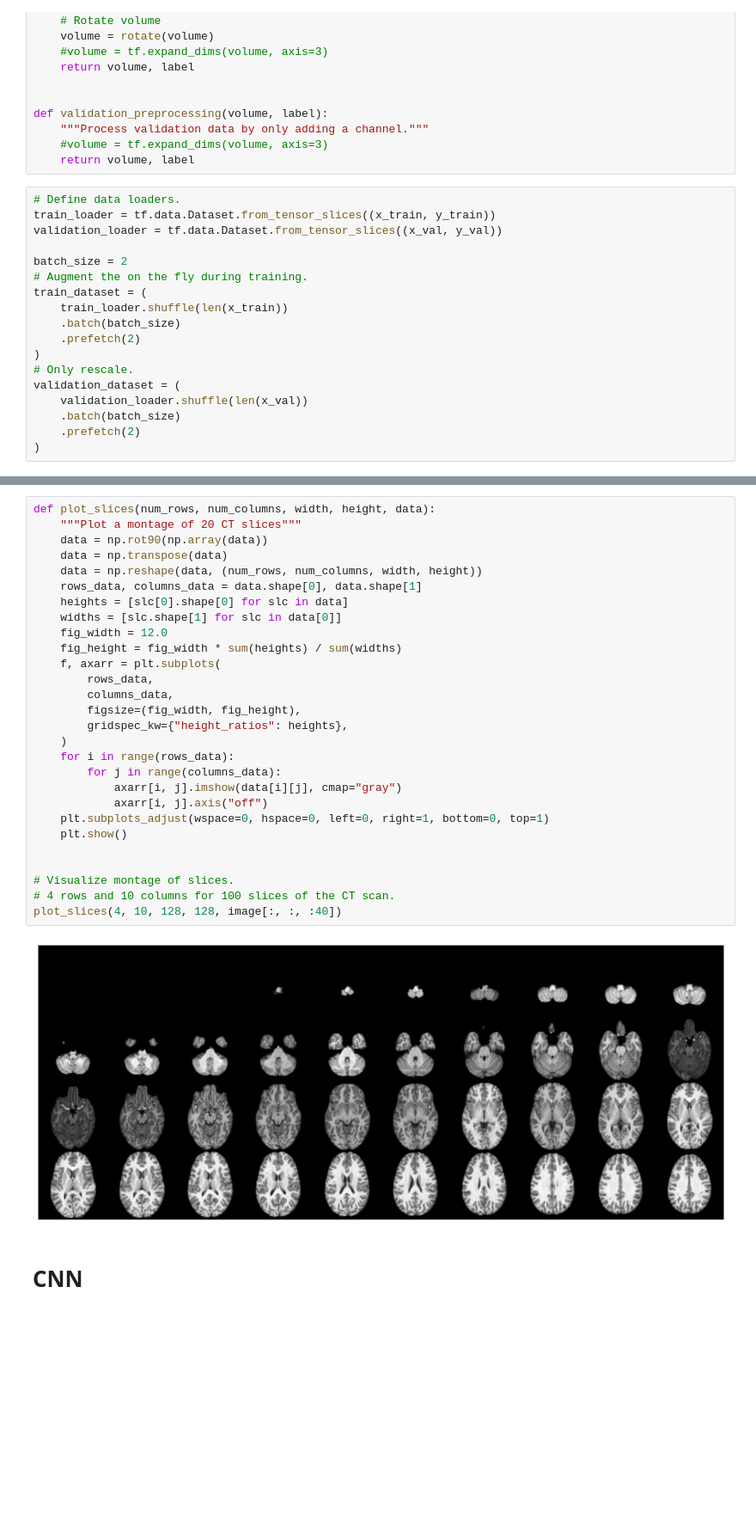
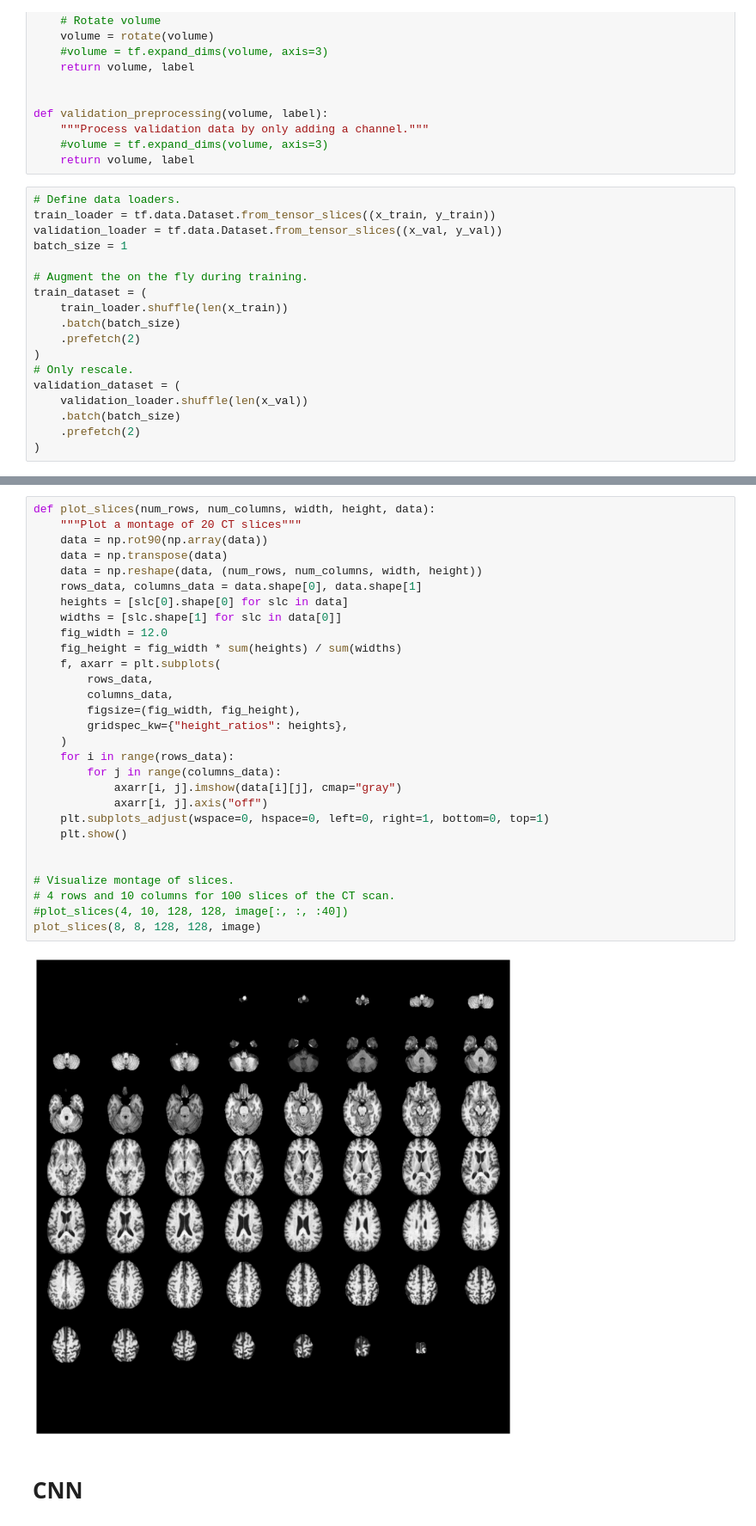
Before and after one commit to robert-kloepsch/alzheimer-classification, a Jupyter notebook: notebooks/try3d_classification_brain.ipynb, the cells around one changed output, grey strips where cells are left out. Shown at 86% size. Cells and saved outputs as stored; diff of their text form; blank space fills up the shorter version.

```diff
--- a/notebooks/try3d_classification_brain.ipynb
+++ b/notebooks/try3d_classification_brain.ipynb
@@ -162,8 +158,8 @@ def validation_preprocessing(volume, label):
 # Define data loaders.
 train_loader = tf.data.Dataset.from_tensor_slices((x_train, y_train))
 validation_loader = tf.data.Dataset.from_tensor_slices((x_val, y_val))
+batch_size = 1
 
-batch_size = 2
 # Augment the on the fly during training.
 train_dataset = (
     train_loader.shuffle(len(x_train))
@@ -200,32 +204,33 @@ Dimension of the CT scan is: (128, 128, 64, 1)
 # %%
 def plot_slices(num_rows, num_columns, width, height, data):
     """Plot a montage of 20 CT slices"""
     data = np.rot90(np.array(data))
     data = np.transpose(data)
     data = np.reshape(data, (num_rows, num_columns, width, height))
     rows_data, columns_data = data.shape[0], data.shape[1]
     heights = [slc[0].shape[0] for slc in data]
     widths = [slc.shape[1] for slc in data[0]]
     fig_width = 12.0
     fig_height = fig_width * sum(heights) / sum(widths)
     f, axarr = plt.subplots(
         rows_data,
         columns_data,
         figsize=(fig_width, fig_height),
         gridspec_kw={"height_ratios": heights},
     )
     for i in range(rows_data):
         for j in range(columns_data):
             axarr[i, j].imshow(data[i][j], cmap="gray")
             axarr[i, j].axis("off")
     plt.subplots_adjust(wspace=0, hspace=0, left=0, right=1, bottom=0, top=1)
     plt.show()
 
 
 # Visualize montage of slices.
 # 4 rows and 10 columns for 100 slices of the CT scan.
-plot_slices(4, 10, 128, 128, image[:, :, :40])
+#plot_slices(4, 10, 128, 128, image[:, :, :40])
+plot_slices(8, 8, 128, 128, image)
 # %% [output]
-[figure, old version]
+[figure, new version]
 # %% [markdown]
 # CNN
```
Also changed, not shown: parts of 7 cells of this notebook.
